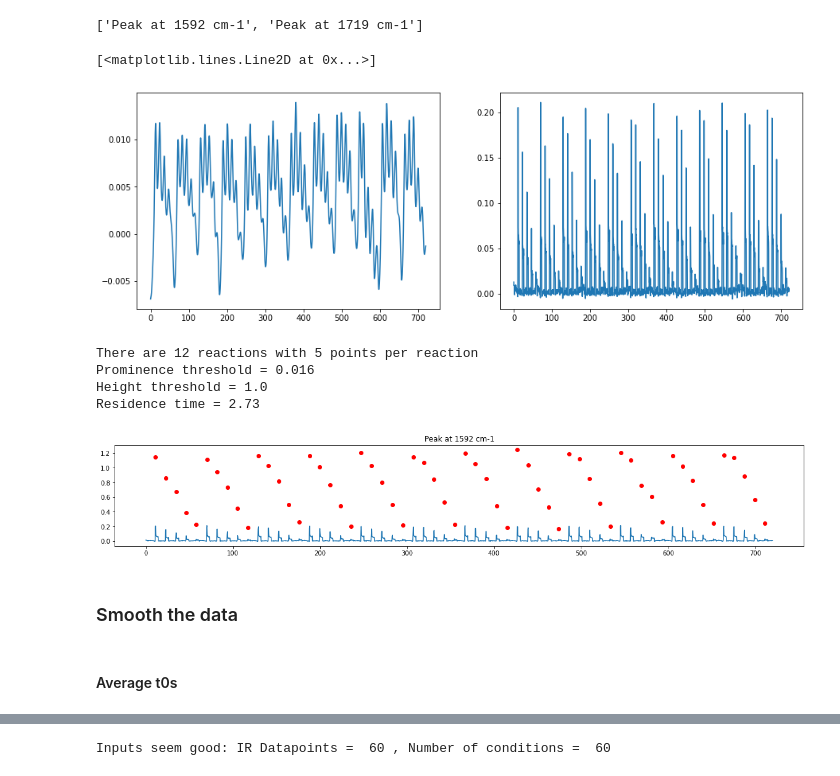
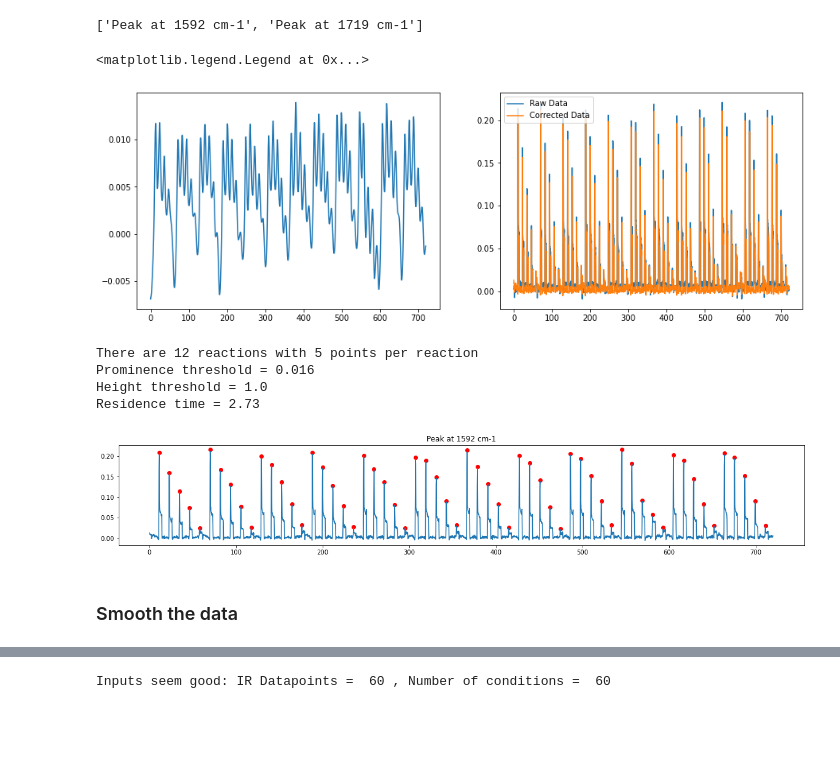
Before and after one commit to pdingwall/htke, a Jupyter notebook: htke_analysis_template_v1.9.1.ipynb, the cells around one changed output, grey strips where cells are left out. Drawn from its saved outputs; the diff is of its cells as text; code cells hidden in the pictures; blank space fills up the shorter version.

```diff
--- a/htke_analysis_template_v1.9.1.ipynb
+++ b/htke_analysis_template_v1.9.1.ipynb
@@ -40,17 +39,19 @@ print([col for col in ir_data.columns if 'Peak' in col])
 # Choose peak
 peak_of_interest = 'Peak at 1592 cm-1'
 # %%
-# Correct Baseline (needed if using area data)
+# Correct the baseline
 correction = Data.baseline_correction(ir_data[peak_of_interest], peak_of_interest)
 ir_data[peak_of_interest] = ir_data[peak_of_interest] - correction
 
 # Plot it to see
 fig, (ax1, ax2) = plt.subplots(1,2,figsize=(15,5))
 ax1.plot(ir_data['Relative Time'], correction)
-ax2.plot(ir_data['Relative Time'], ir_data['Peak at 1592 cm-1'])
+ax2.plot(ir_data['Relative Time'], ir_data[peak_of_interest] + correction, label = 'Raw Data')
+ax2.plot(ir_data['Relative Time'], ir_data[peak_of_interest], label = 'Corrected Data')
+ax2.legend()
 # %% [output]
-[<matplotlib.lines.Line2D at 0x...>]
+<matplotlib.legend.Legend at 0x...>
-[figure, old version]
+[figure, new version]
 # %%
 # Instantiate class
 peaks = Peaks(ir_data)
@@ -79,14 +80,15 @@ time_adjust_after = 2
 #     peaks.exp_area_sp(prominence, residence_time, peak_of_interest, time_adjust_before, time_adjust_after, var)
 #     print(var)
 # %%
+## PROMINENCE: Determine the peak prominences of a single wavelength
+processed_ir_data = peaks.prominence(prominence, peak_of_interest)
+
 ## EXP AREA: Determine the experimental areas of a single wavelength
-processed_ir_data = peaks.exp_area(prominence, residence_time, peak_of_interest, time_adjust_before, time_adjust_after)
+#processed_ir_data = peaks.exp_area(prominence, residence_time, peak_of_interest, time_adjust_before, time_adjust_after)
 
 ## Visualise which peaks have been picked - single peak
 peaks.plot(processed_ir_data, peak_of_interest)
 # %% [output]
-[figure, old version]
+[figure, new version]
 # %% [markdown]
 ### Smooth the data
-# %% [markdown]
-#### Average t0s
```
Also changed, not shown: parts of 11 cells of this notebook.
